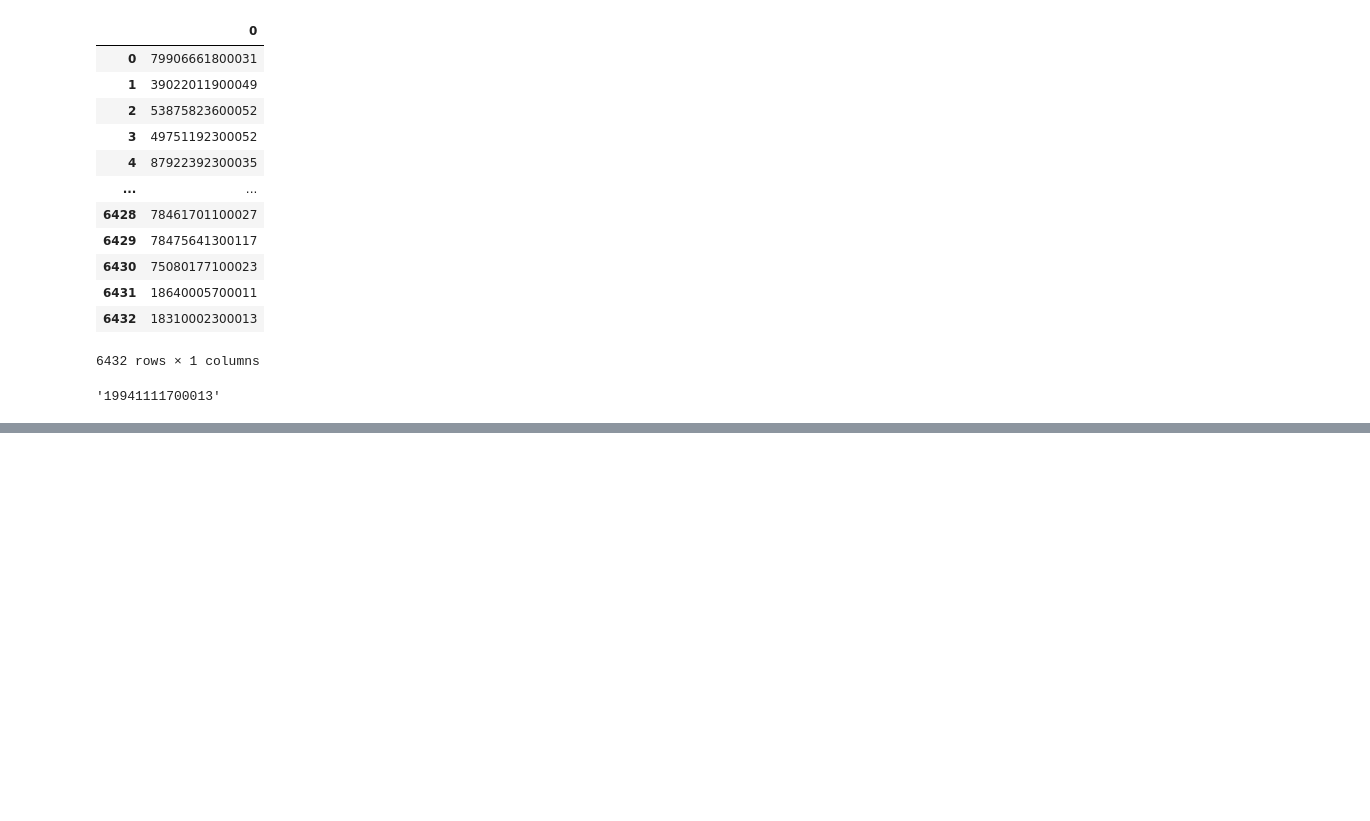
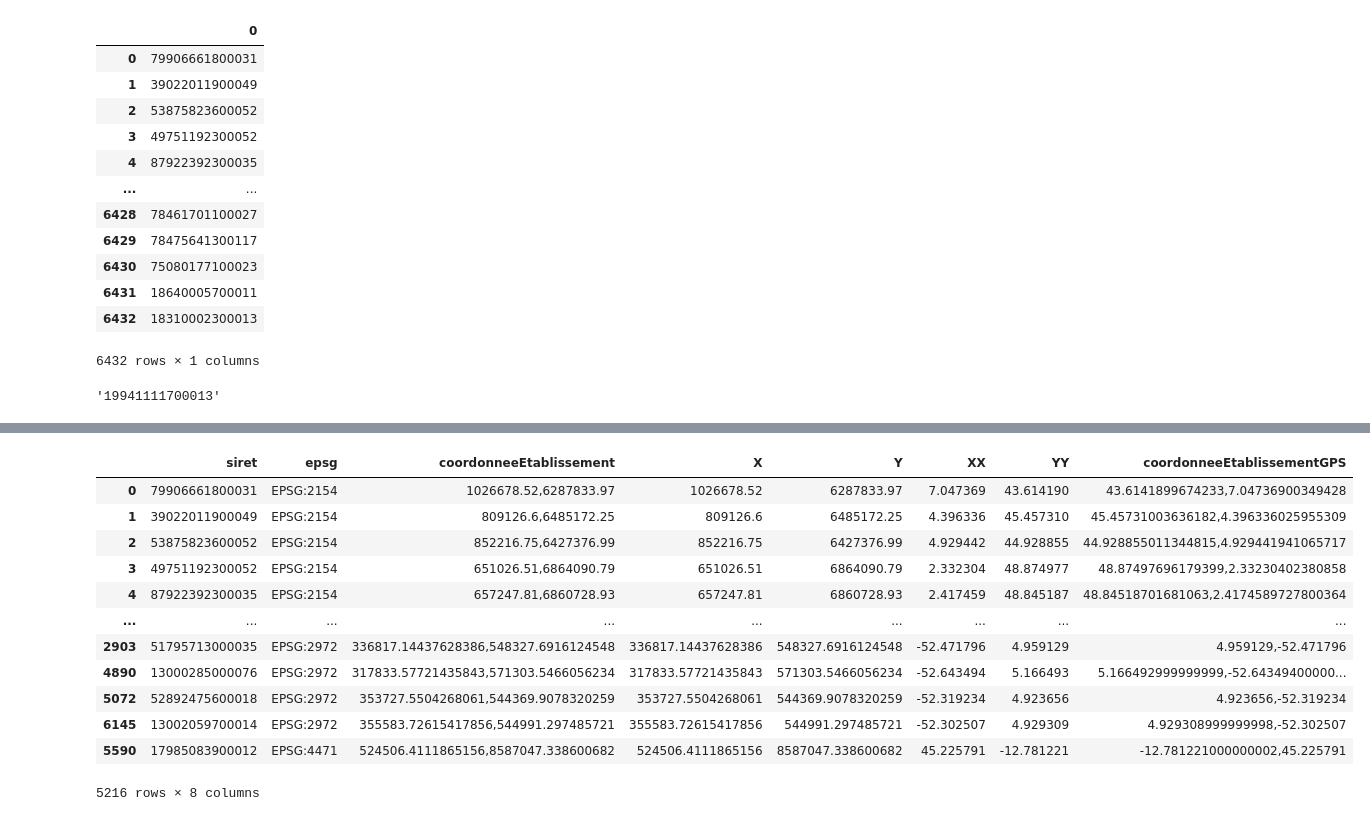
Before and after one commit to dataesr/MonitoringSirenePaysage, a Jupyter notebook: Siret.ipynb, the cells around one changed output, grey strips where cells are left out. Saved outputs shown, nothing was run; the diff lists cells and outputs as text; code cells hidden in the pictures; blank space fills up the shorter version.

```diff
--- a/Siret.ipynb
+++ b/Siret.ipynb
@@ -385,4 +385,4 @@ epsg = {'D001':'EPSG:2154','D002':'EPSG:2154','D003':'EPSG:2154','D004':'EPSG:21
-les_communes2=les_communes[(les_communes["reg_id"]!="R99")&(les_communes["reg_id"]!="R00")][["com_code","dep_id"]].rename(columns={"com_code": "codeCommuneEtablissement","dep_id": "epsg"}).drop_duplicates(subset=['codeCommuneEtablissement'])
+les_communes2=les_communes[(les_communes["reg_id"]!="R99")][["com_code","dep_id"]].rename(columns={"com_code": "codeCommuneEtablissement","dep_id": "epsg"}).drop_duplicates(subset=['codeCommuneEtablissement'])
 les_communes2=les_communes2.replace({"epsg": epsg})
 # %%
 les_sirets= pd.concat([les_sirets, structures["numero_siret"].drop_duplicates()], axis=0, join='outer').drop_duplicates().reset_index()
@@ -533,19 +604,33 @@ coordonneeEtablissement["epsg"].drop_duplicates()
 # %%
 def convertGPS(dftemp,epsg):
     df=dftemp.copy()
     xx, yy = Transformer.from_crs(epsg,"EPSG:4326",always_xy=True).transform(df["X"].values, df["Y"].values)
     df["XX"]=xx
     df["YY"]=yy
     if epsg=="EPSG:4326":
         df["coordonneeEtablissementGPS"]=df["XX"].astype(str)+","+df["YY"].astype(str)
     else :
         df["coordonneeEtablissementGPS"]=df["YY"].astype(str)+","+df["XX"].astype(str)
     return df.drop_duplicates("siret")
 coordonneeEtablissementGPS=pd.DataFrame(columns = ["siret","epsg","coordonneeEtablissement","X","Y","XX","YY","coordonneeEtablissementGPS"])
-for epsg in coordonneeEtablissement["epsg"].drop_duplicates():
+for epsg in coordonneeEtablissement[(~coordonneeEtablissement["epsg"].isnull())]["epsg"].drop_duplicates():
     A=convertGPS(coordonneeEtablissement[(coordonneeEtablissement["epsg"]==epsg)],epsg)
     coordonneeEtablissementGPS = pd.concat([coordonneeEtablissementGPS, A], axis=0, join='outer')
 coordonneeEtablissementGPS
+# %% [output]
+|  | siret | epsg | coordonneeEtablissement | X | Y | XX | YY | coordonneeEtablissementGPS |
+| 0 | 79906661800031 | EPSG:2154 | 1026678.52,6287833.97 | 1026678.52 | 6287833.97 | 7.047369 | 43.614190 | 43.6141899674233,7.04736900349428 |
+| 1 | 39022011900049 | EPSG:2154 | 809126.6,6485172.25 | 809126.6 | 6485172.25 | 4.396336 | 45.457310 | 45.45731003636182,4.396336025955309 |
+| 2 | 53875823600052 | EPSG:2154 | 852216.75,6427376.99 | 852216.75 | 6427376.99 | 4.929442 | 44.928855 | 44.928855011344815,4.929441941065717 |
+| 3 | 49751192300052 | EPSG:2154 | 651026.51,6864090.79 | 651026.51 | 6864090.79 | 2.332304 | 48.874977 | 48.87497696179399,2.33230402380858 |
+| 4 | 87922392300035 | EPSG:2154 | 657247.81,6860728.93 | 657247.81 | 6860728.93 | 2.417459 | 48.845187 | 48.84518701681063,2.4174589727800364 |
+| ... | ... | ... | ... | ... | ... | ... | ... | ... |
+| 2903 | 51795713000035 | EPSG:2972 | 336817.14437628386,548327.6916124548 | 336817.14437628386 | 548327.6916124548 | -52.471796 | 4.959129 | 4.959129,-52.471796 |
+| 4890 | 13000285000076 | EPSG:2972 | 317833.57721435843,571303.5466056234 | 317833.57721435843 | 571303.5466056234 | -52.643494 | 5.166493 | 5.166492999999999,-52.64349400000... |
+| 5072 | 52892475600018 | EPSG:2972 | 353727.5504268061,544369.9078320259 | 353727.5504268061 | 544369.9078320259 | -52.319234 | 4.923656 | 4.923656,-52.319234 |
+| 6145 | 13002059700014 | EPSG:2972 | 355583.72615417856,544991.297485721 | 355583.72615417856 | 544991.297485721 | -52.302507 | 4.929309 | 4.929308999999998,-52.302507 |
+| 5590 | 17985083900012 | EPSG:4471 | 524506.4111865156,8587047.338600682 | 524506.4111865156 | 8587047.338600682 | 45.225791 | -12.781221 | -12.781221000000002,45.225791 |
+5216 rows × 8 columns
 # %%
 plt.scatter(x=coordonneeEtablissementGPS['XX'], y=coordonneeEtablissementGPS['YY'])
 plt.show()
```
Also changed, not shown: parts of 35 cells of this notebook, 2 other files.
